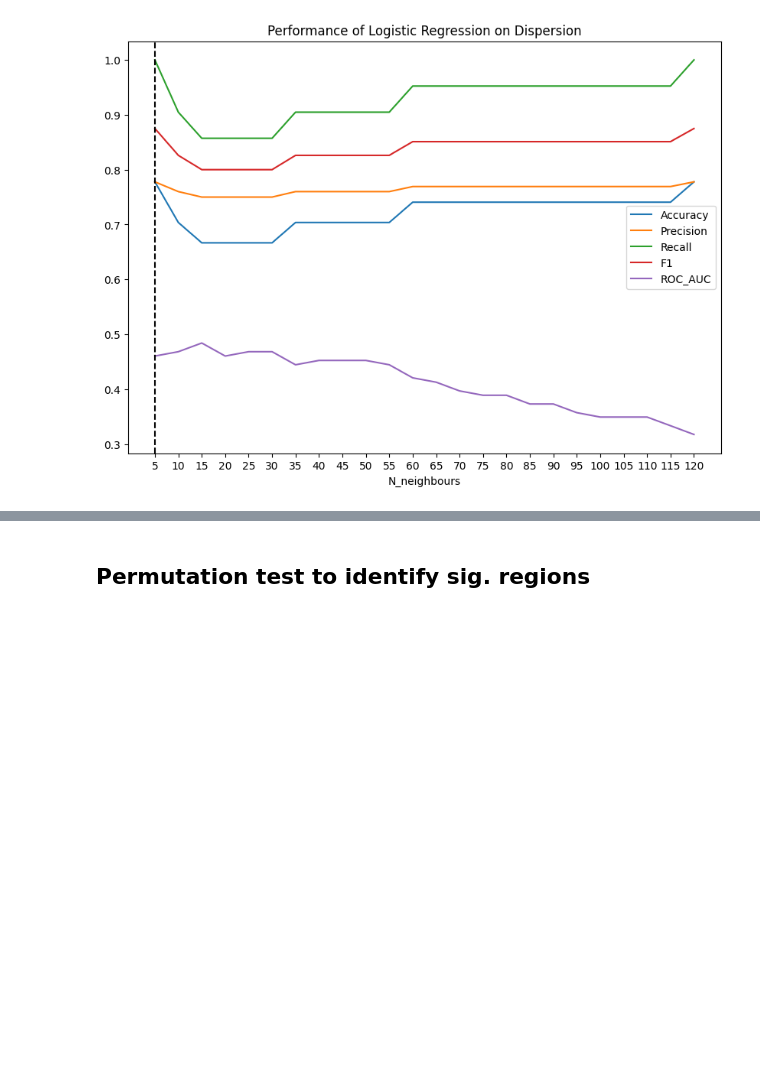
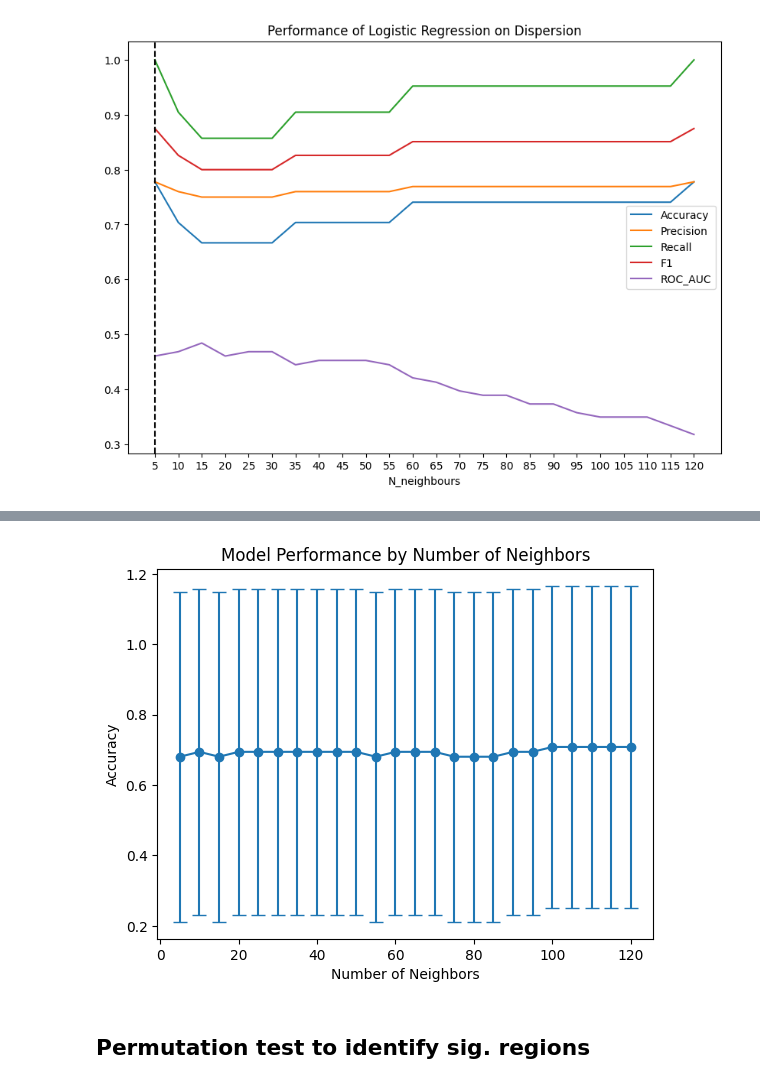
Before and after one commit to victoris93/depression-gradients-biomarkers, a Jupyter notebook: log_model.ipynb, the cells around one changed output, grey strips where cells are left out. Drawn from its saved outputs; the diff is of its cells as text; code cells hidden in the pictures; blank space fills up the shorter version.

```diff
--- a/log_model.ipynb
+++ b/log_model.ipynb
@@ -203,6 +295,8 @@ perf_df_grads.plot(x = 'N_grads', y = ['Accuracy', 'Precision', 'Recall', 'F1',
 # Log Model on Dispersion
 # %%
 n_neighbours_list = [5, 10, 15, 20, 25, 30, 35, 40, 45, 50, 55, 60, 65, 70, 75, 80, 85, 90, 95, 100, 105, 110, 115, 120]
+# %%
+n_grads = 6
 # %%
 # Compute dispersion
 
@@ -335,0 +441,4 @@ plt.axvline(perf_df_disp['N_neighbours'][perf_df_disp['Accuracy'].idxmax()], col
+# %%
+n_neighbours = 5
+X_disp = np.row_stack((disp_dict_train[n_neighbours], disp_dict_test[n_neighbours]))
+y_disp = np.concatenate((y_train, y_test))
@@ -336,3 +520,18 @@ plt.axvline(perf_df_disp['N_neighbours'][perf_df_disp['Accuracy'].idxmax()], col
+# %%
+grouped_data = perf_df_disp.groupby(['N_neighbours']).agg({'Accuracy': ['mean', 'std']}).reset_index()
+grouped_data.columns = ['N_neighbours', 'Mean Accuracy', 'Standard Deviation']
+
+# plot mean accuracy with error bars representing one standard deviation
+plt.errorbar(grouped_data['N_neighbours'], grouped_data['Mean Accuracy'], yerr=grouped_data['Standard Deviation'], fmt='o-', capsize=5)
+
+# add axis labels and title
+plt.xlabel('Number of Neighbors')
+plt.ylabel('Accuracy')
+plt.title('Model Performance by Number of Neighbors')
+
+plt.show()
+# %% [output]
+[figure, added]
 # %% [markdown]
 ## Permutation test to identify sig. regions
 # %%
```
Also changed, not shown: parts of 18 cells of this notebook.
